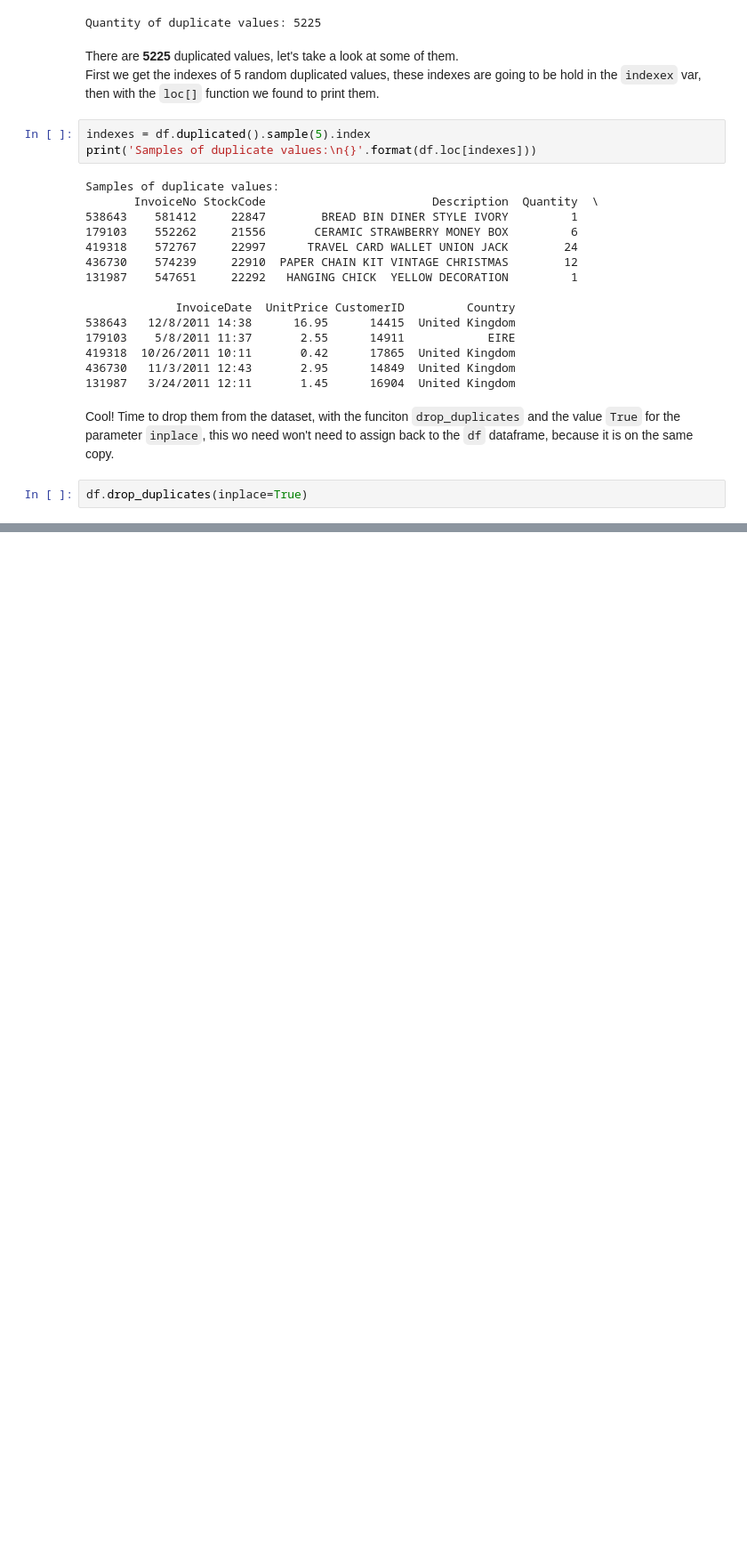
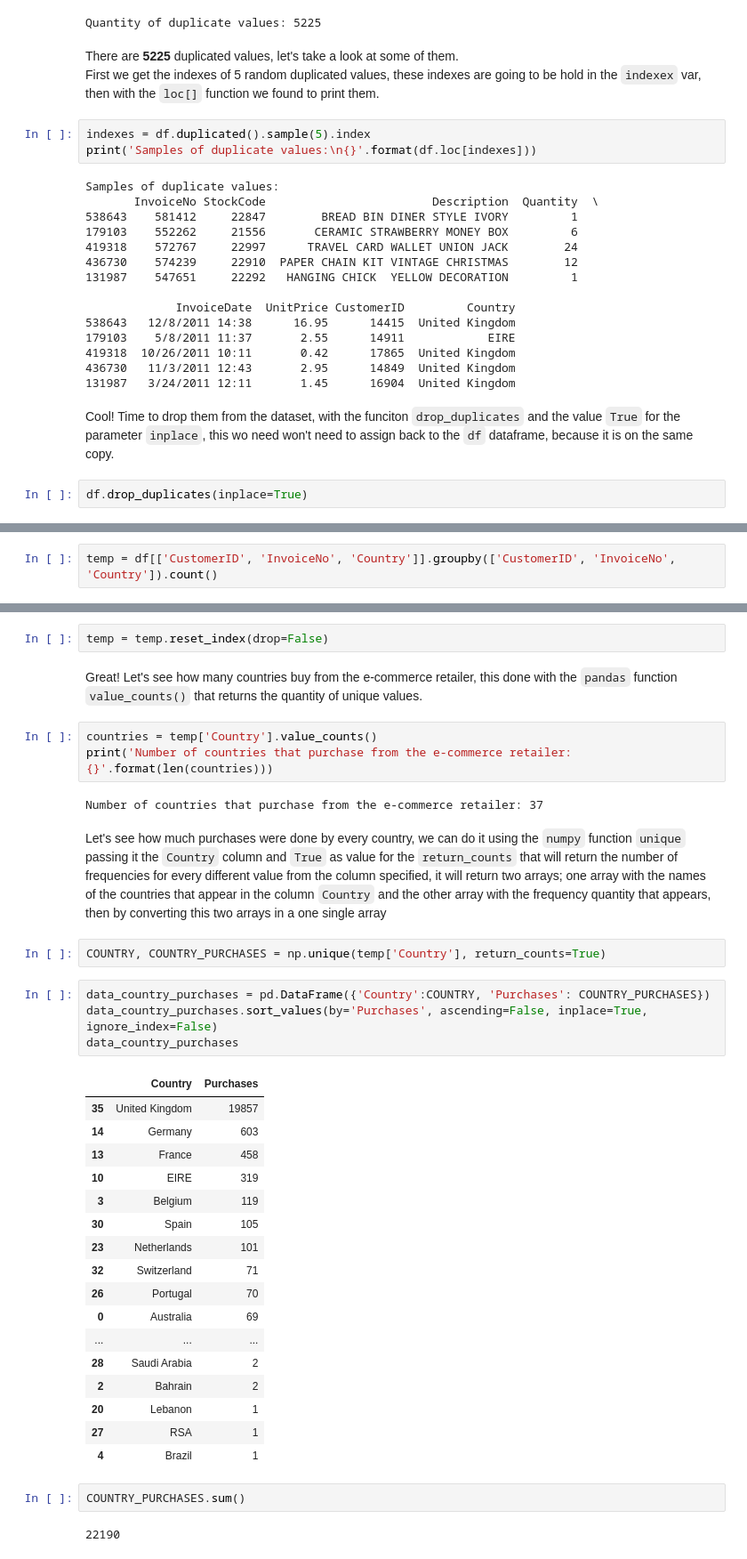
Before and after one commit to kleyersoma/E-Commerce_UK_Retailer_ML, a Jupyter notebook: e-commerce_uk_retailer_machine_learning_analysis.ipynb, the cells around one changed output, grey strips where cells are left out. Shown at 89% size. Cells and saved outputs as stored; diff of their text form; blank space fills up the shorter version.

```diff
--- a/e-commerce_uk_retailer_machine_learning_analysis.ipynb
+++ b/e-commerce_uk_retailer_machine_learning_analysis.ipynb
@@ -198,0 +226,2 @@ df.drop_duplicates(inplace=True)
+# %%
+temp = df[['CustomerID', 'InvoiceNo', 'Country']].groupby(['CustomerID', 'InvoiceNo', 'Country']).count()
@@ -198,0 +230,39 @@ df.drop_duplicates(inplace=True)
+# %%
+temp = temp.reset_index(drop=False)
+# %% [markdown]
+Great! Let's see how many countries buy from the e-commerce retailer, this done with the <code>pandas</code> function <code>value_counts()</code> that returns the quantity of unique values.
+# %%
+countries = temp['Country'].value_counts()
+print('Number of countries that purchase from the e-commerce retailer: {}'.format(len(countries)))
+# %% [output]
+Number of countries that purchase from the e-commerce retailer: 37
+# %% [markdown]
+Let's see how much purchases were done by every country, we can do it using the <code>numpy</code> function <code>unique</code> passing it the <code>Country</code> column and <code>True</code> as value for the <code>return_counts</code> that will return the number of frequencies for every different value from the column specified, it will return two arrays; one array with the names of the countries that appear in the column <code>Country</code> and the other array with the frequency quantity that appears, then by converting this two arrays in a one single array
+# %%
+COUNTRY, COUNTRY_PURCHASES = np.unique(temp['Country'], return_counts=True)
+# %%
+data_country_purchases = pd.DataFrame({'Country':COUNTRY, 'Purchases': COUNTRY_PURCHASES})
+data_country_purchases.sort_values(by='Purchases', ascending=False, inplace=True, ignore_index=False)
+data_country_purchases
+# %% [output]
+|  | Country | Purchases |
+| 35 | United Kingdom | 19857 |
+| 14 | Germany | 603 |
+| 13 | France | 458 |
+| 10 | EIRE | 319 |
+| 3 | Belgium | 119 |
+| 30 | Spain | 105 |
+| 23 | Netherlands | 101 |
+| 32 | Switzerland | 71 |
+| 26 | Portugal | 70 |
+| 0 | Australia | 69 |
+| ... | ... | ... |
+| 28 | Saudi Arabia | 2 |
+| 2 | Bahrain | 2 |
+| 20 | Lebanon | 1 |
+| 27 | RSA | 1 |
+| 4 | Brazil | 1 |
+# %%
+COUNTRY_PURCHASES.sum()
+# %% [output]
+22190
```
Also changed, not shown: parts of 7 cells of this notebook.
